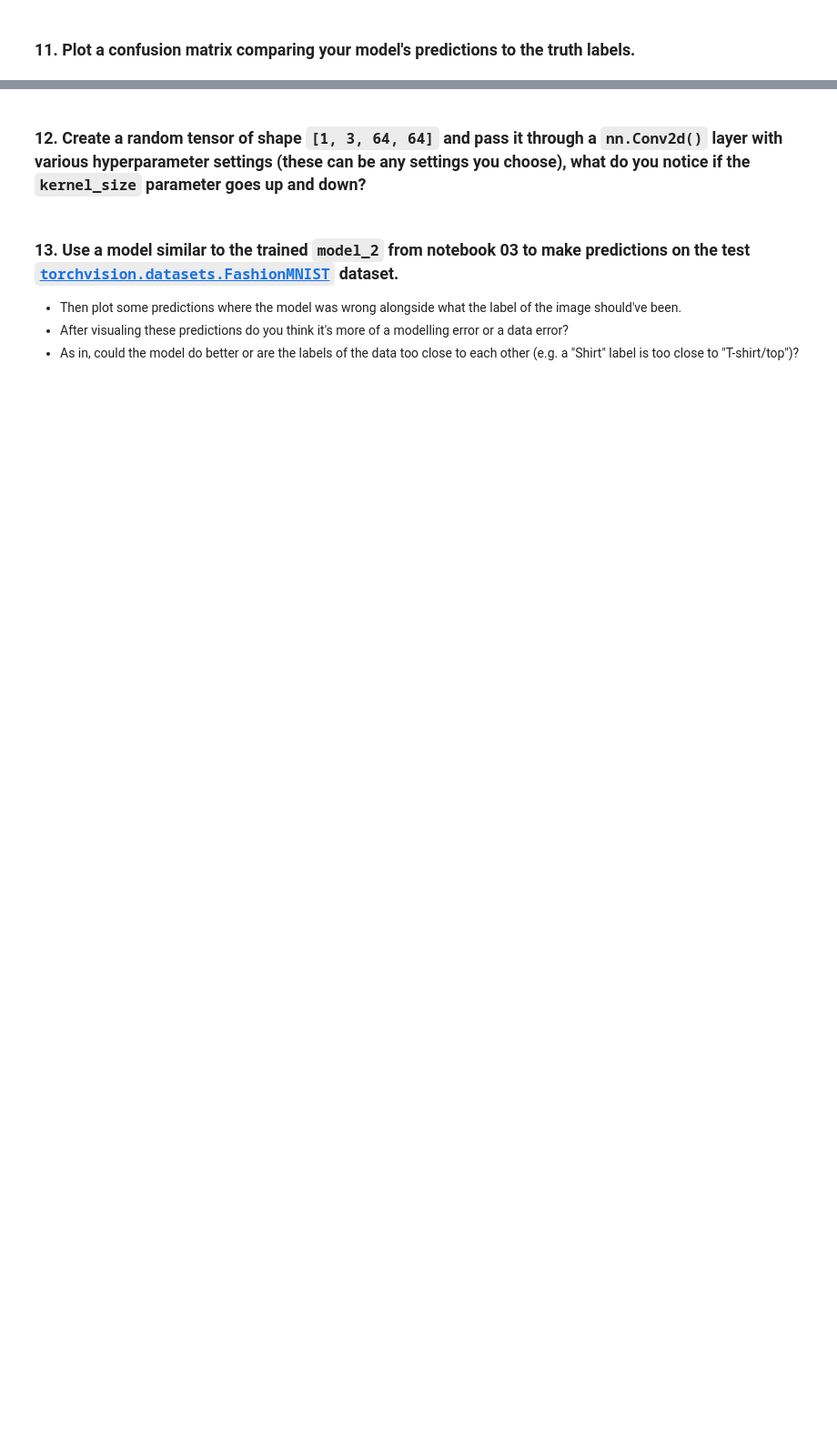
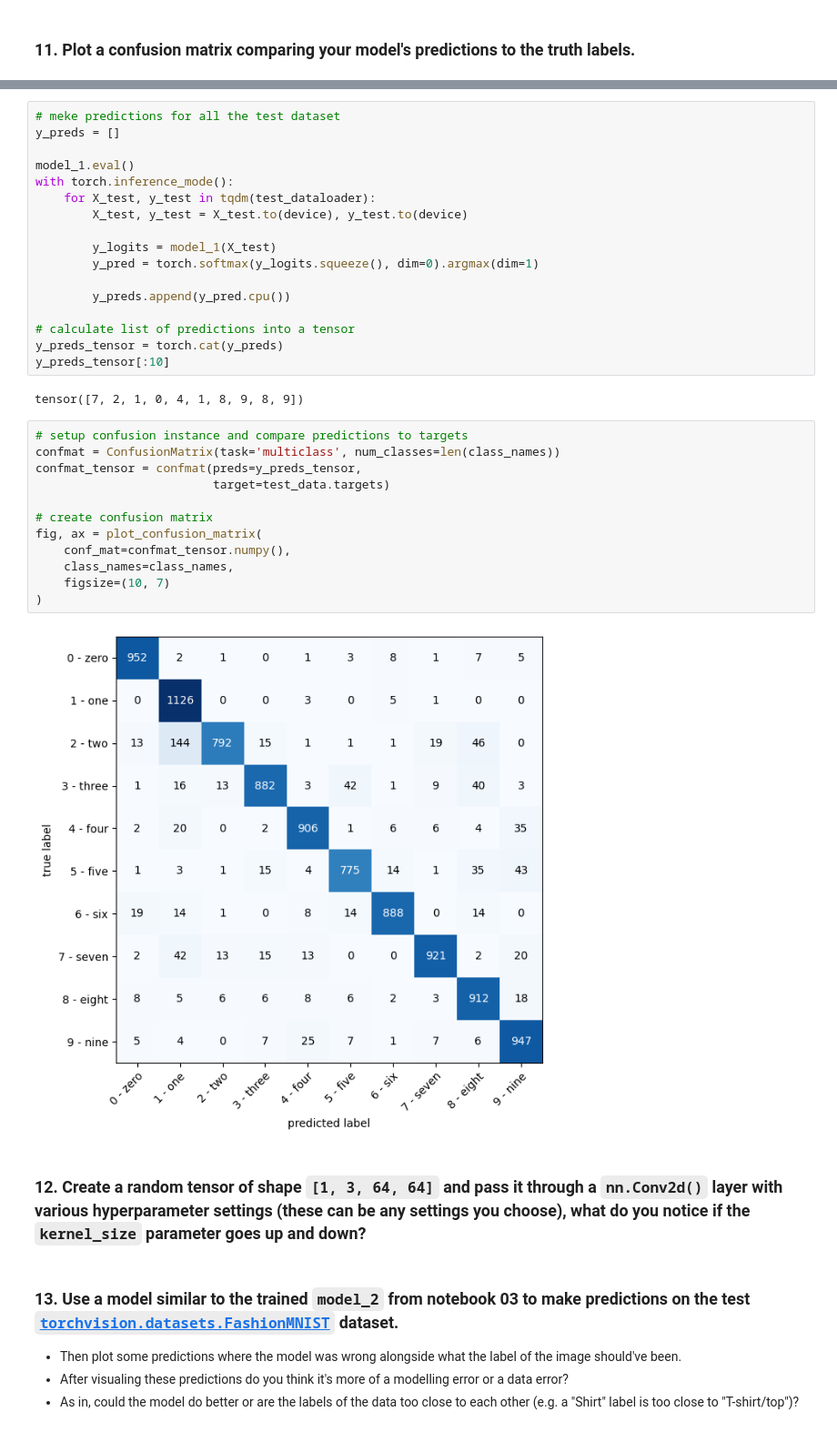
Before and after one commit to ZyWang7/PyTorch-for-DL-ML, a Jupyter notebook: exercises/03_pytorch_computer_vision_exercises.ipynb, the cells around one changed output, grey strips where cells are left out. Shown at 91% size. Drawn from its saved outputs; the diff is of its cells as text; blank space fills up the shorter version.

Commit message:
Plot confusion matrix

```diff
--- a/exercises/03_pytorch_computer_vision_exercises.ipynb
+++ b/exercises/03_pytorch_computer_vision_exercises.ipynb
@@ -467,3 +471,36 @@ for i, sample in enumerate(test_samples):
+# %%
+# meke predictions for all the test dataset
+y_preds = []
+
+model_1.eval()
+with torch.inference_mode():
+    for X_test, y_test in tqdm(test_dataloader):
+        X_test, y_test = X_test.to(device), y_test.to(device)
+
+        y_logits = model_1(X_test)
+        y_pred = torch.softmax(y_logits.squeeze(), dim=0).argmax(dim=1)
+
+        y_preds.append(y_pred.cpu())
+
+# calculate list of predictions into a tensor
+y_preds_tensor = torch.cat(y_preds)
+y_preds_tensor[:10]
+# %% [output]
+tensor([7, 2, 1, 0, 4, 1, 8, 9, 8, 9])
+# %%
+# setup confusion instance and compare predictions to targets
+confmat = ConfusionMatrix(task='multiclass', num_classes=len(class_names))
+confmat_tensor = confmat(preds=y_preds_tensor,
+                         target=test_data.targets)
+
+# create confusion matrix
+fig, ax = plot_confusion_matrix(
+    conf_mat=confmat_tensor.numpy(),
+    class_names=class_names,
+    figsize=(10, 7)
+)
+# %% [output]
+[figure, added]
 # %% [markdown]
 ### 12. Create a random tensor of shape `[1, 3, 64, 64]` and pass it through a `nn.Conv2d()` layer with various hyperparameter settings (these can be any settings you choose), what do you notice if the `kernel_size` parameter goes up and down?
 # %% [markdown]
```
Also changed, not shown: parts of 1 cell of this notebook.
